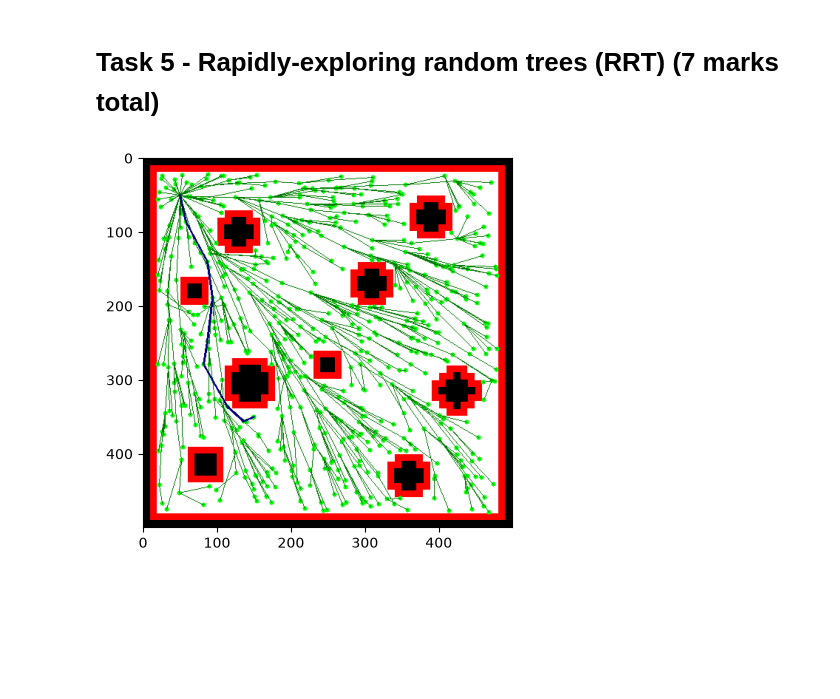
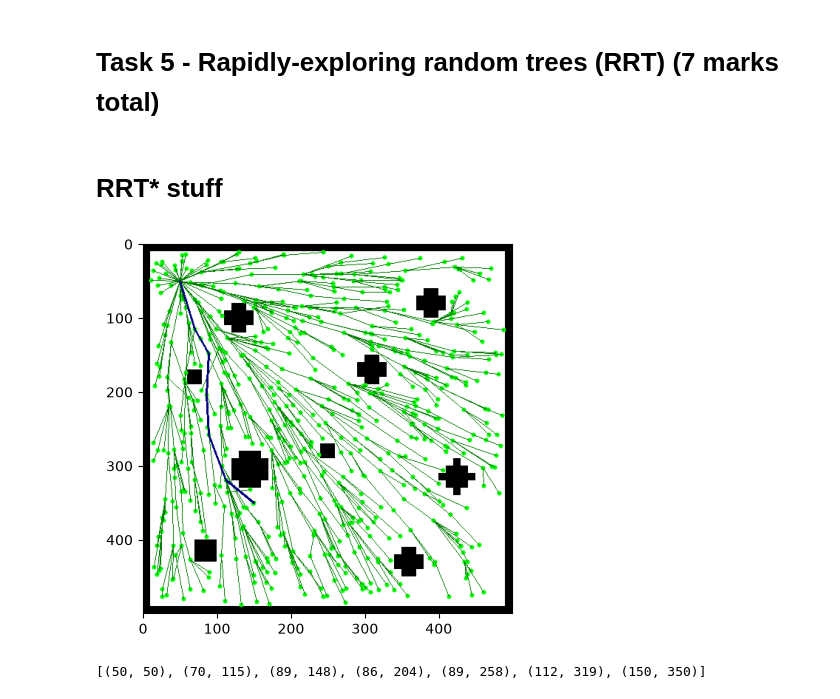
Before and after one commit to Zartarius/micromouse, a Jupyter notebook: week_12/path_planning/occupancy_mapping.ipynb, the cells around one changed output. Drawn from its saved outputs; the diff is of its cells as text; code cells hidden in the pictures; blank space fills up the shorter version.

```diff
--- a/week_12/path_planning/occupancy_mapping.ipynb
+++ b/week_12/path_planning/occupancy_mapping.ipynb
@@ -267,15 +686,53 @@ def get_path(goal_node):
         current = current.parent
     path.reverse()
     return path
+# %% [markdown]
+# RRT* stuff
+# %%
+goal_bias = 0.05
+rrt_max_nodes_count = 680
+
+original_image_dims = 1620
+obstacle_course_dims = 900
+
+rrt_step_size = obstacle_course_dims // 6
+rrt_max_connection_length = obstacle_course_dims // 6
+
+def node_to_coords_original(node):
+    row = node // 9
+    col = node % 9
+    coords = (col * 180, row * 180)
+    return coords
+
+def og_coord_to_obst(coord, obst_top_left_node_num):
+    obst_coord = node_to_coords_original(obst_top_left_num)
+    if coord[0]- obst_coord[0] < 0:
+        return None
+
+    if coord[1]- obst_coord[1] < 0:
+        return None
+
+    return (coord[0]- obst_coord[0], coord[1]- obst_coord[1])
+
+
+def node_to_obst_coord(node_num, obst_top_left_node_num):
+    coord = node_to_coords_original(node_num)
+    new_coord = og_coord_to_obst(coord, obst_top_left_node_num)
+    return new_coords
 # %%
 # Task 5.1 (4 marks): RRT/RRT*
 # NOTE: The iteration only increases when a valid node is placed on the map. If the node is invalid, the program should continue without incrementing the node count.
-rrt_image = cv2.imread(image_file)
-rrt_image = make_occupancy_map(rrt_image)
-goal_bias = 0.05
+#image = cv2.imread("sample_map.png")
+rrt_image = occupancy_map
+#rrt_image = make_occupancy_map(rrt_image)
 random.seed(seed)
 
+rrt_start_location = node_to_obst_coord(path_to_start_obst[-1],top_left_obstacle_box_cell_num )
+
+rrt_goal_location = node_to_obst_coord(path_to_end_obst[0], top_left_obstacle_box_cell_num)
+
 # Generate the start node with a node ID of -1
+
 root = RRT_Node(-1, rrt_start_location[0], rrt_start_location[1], None, 0.0)
 rrt_tree = [root]
 goal_node = None
@@ -308,31 +765,34 @@ while i < rrt_max_nodes_count:
 
     if goal_node is None and new_node.x == rrt_goal_location[0] and new_node.y == rrt_goal_location[1]:
         goal_node = new_node
 
     cv2.circle(rrt_image, new_node.get_point(), 3, (0, 255, 0), -1)
 
     i += 1
 
 
 cv2.circle(rrt_image, root.get_point(), 3, (0, 255, 0), -1)
 
 for node in rrt_tree:
     for child in node.children:
         cv2.line(rrt_image, node.get_point(), child.get_point(), (0, 125, 0), 1)
 
 path = get_path(goal_node)
 
 prev_i, prev_j = root.get_point()
 
 for i in range(1, len(path)):
     cur_i, cur_j = path[i]
     cv2.line(rrt_image, (prev_i, prev_j), (cur_i, cur_j), (0, 0, 125), 2)
 
     prev_i = cur_i
     prev_j = cur_j
 
 # Display the resulting image
 plt.imshow(rrt_image)
 plt.show()
+
+print(path)
 # %% [output]
-[figure, old version]
+[figure, new version]
+[(50, 50), (70, 115), (89, 148), (86, 204), (89, 258), (112, 319), (150, 350)]
```
Also changed, not shown: parts of 9 cells of this notebook.
